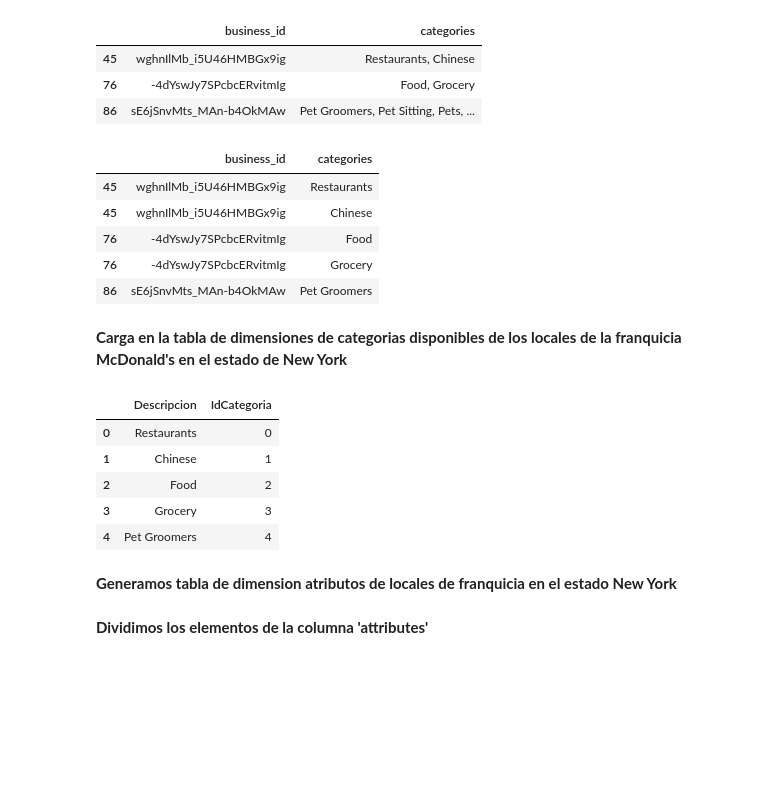
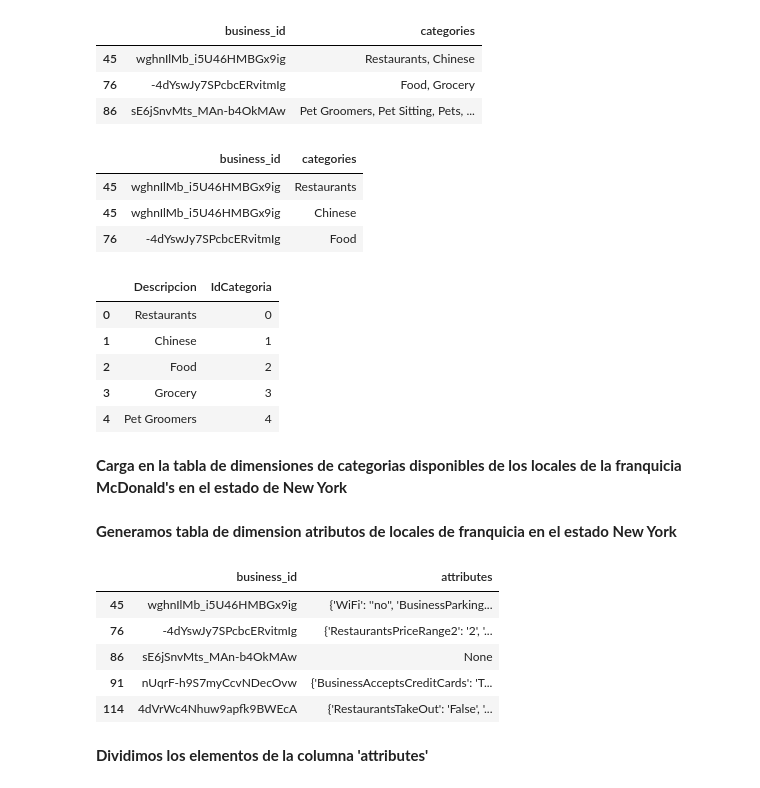
Before and after one commit to Datalogia/PG_12, a Jupyter notebook: ETL_Yelp_Gmaps.ipynb, the cells around one changed output. Drawn from its saved outputs; the diff is of its cells as text; code cells hidden in the pictures; blank space fills up the shorter version.

```diff
--- a/ETL_Yelp_Gmaps.ipynb
+++ b/ETL_Yelp_Gmaps.ipynb
@@ -514,3 +558,10 @@ df_cat.head(3)
 # Dividir los valores de la columna "categories" por coma y expandirlos en filas
 df_cat['categories'] = df_cat['categories'].str.split(',')
 df_cat = df_cat[['business_id', 'categories']].explode('categories')
+# %%
+df_cat.head(3)
+# %% [output]
+|  | business_id | categories |
+| 45 | wghnIlMb_i5U46HMBGx9ig | Restaurants |
+| 45 | wghnIlMb_i5U46HMBGx9ig | Chinese |
+| 76 | -4dYswJy7SPcbcERvitmIg | Food |
@@ -521,31 +574,30 @@ categorias = df_cat["categories"].unique()
 df_categorias = pd.DataFrame(categorias, columns=["Descripcion"])
 df_categorias['IdCategoria'] = df_categorias.index
 # %%
-df_cat.head(5)
+df_categorias.head(5)
 # %% [output]
-|  | business_id | categories |
-| 45 | wghnIlMb_i5U46HMBGx9ig | Restaurants |
-| 45 | wghnIlMb_i5U46HMBGx9ig | Chinese |
-| 76 | -4dYswJy7SPcbcERvitmIg | Food |
-| 76 | -4dYswJy7SPcbcERvitmIg | Grocery |
-| 86 | sE6jSnvMts_MAn-b4OkMAw | Pet Groomers |
+|  | Descripcion | IdCategoria |
+| 0 | Restaurants | 0 |
+| 1 | Chinese | 1 |
+| 2 | Food | 2 |
+| 3 | Grocery | 3 |
+| 4 | Pet Groomers | 4 |
 # %% [markdown]
 **Carga en la tabla de dimensiones de categorias disponibles de los locales de la franquicia McDonald's en el estado de New York**
-# %%
-df_categorias.head(5)
-# %% [output]
-|  | Descripcion | IdCategoria |
-| 0 | Restaurants | 0 |
-| 1 | Chinese | 1 |
-| 2 | Food | 2 |
-| 3 | Grocery | 3 |
-| 4 | Pet Groomers | 4 |
 # %%
 df_categorias.to_csv("Categorias_Yelp.csv")
 # %% [markdown]
 **Generamos tabla de dimension atributos de locales de franquicia en el estado New York**
 # %%
 df_atribute = df_NYork.loc[:, ["business_id",'attributes']]
+df_atribute.head()
+# %% [output]
+|  | business_id | attributes |
+| 45 | wghnIlMb_i5U46HMBGx9ig | {'WiFi': ''no'', 'BusinessParking... |
+| 76 | -4dYswJy7SPcbcERvitmIg | {'RestaurantsPriceRange2': '2', '... |
+| 86 | sE6jSnvMts_MAn-b4OkMAw | None |
+| 91 | nUqrF-h9S7myCcvNDecOvw | {'BusinessAcceptsCreditCards': 'T... |
+| 114 | 4dVrWc4Nhuw9apfk9BWEcA | {'RestaurantsTakeOut': 'False', '... |
 # %% [markdown]
 **Dividimos los elementos de la columna 'attributes'**
 # %%
```
Also changed, not shown: parts of 32 cells of this notebook, 8 other files.
